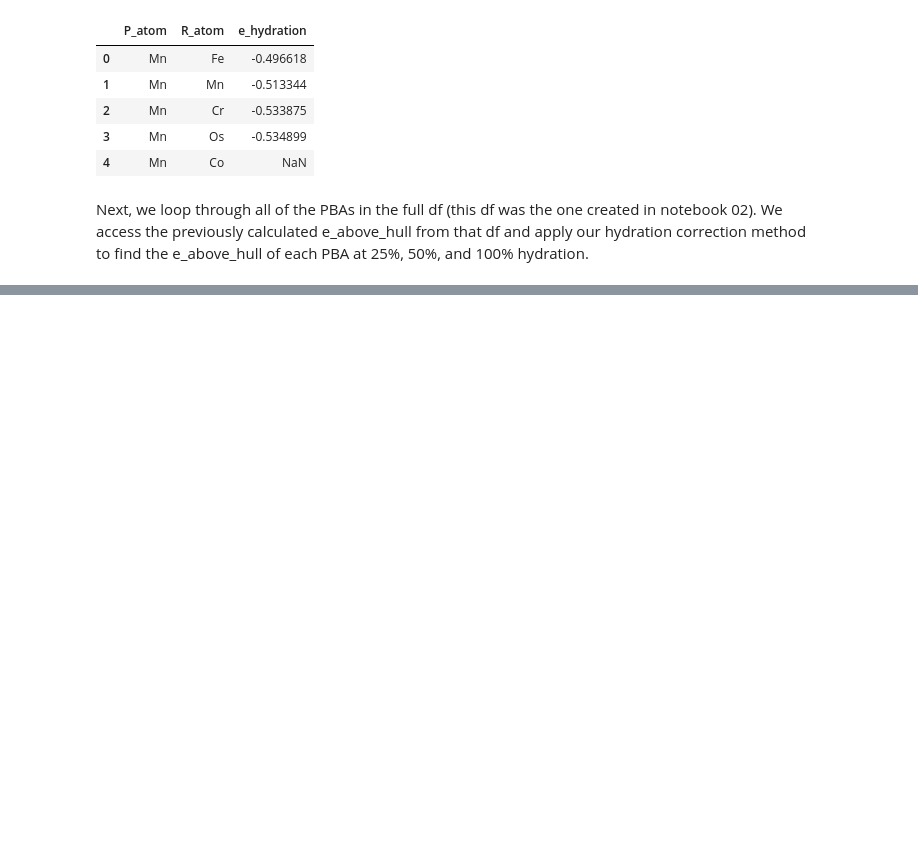
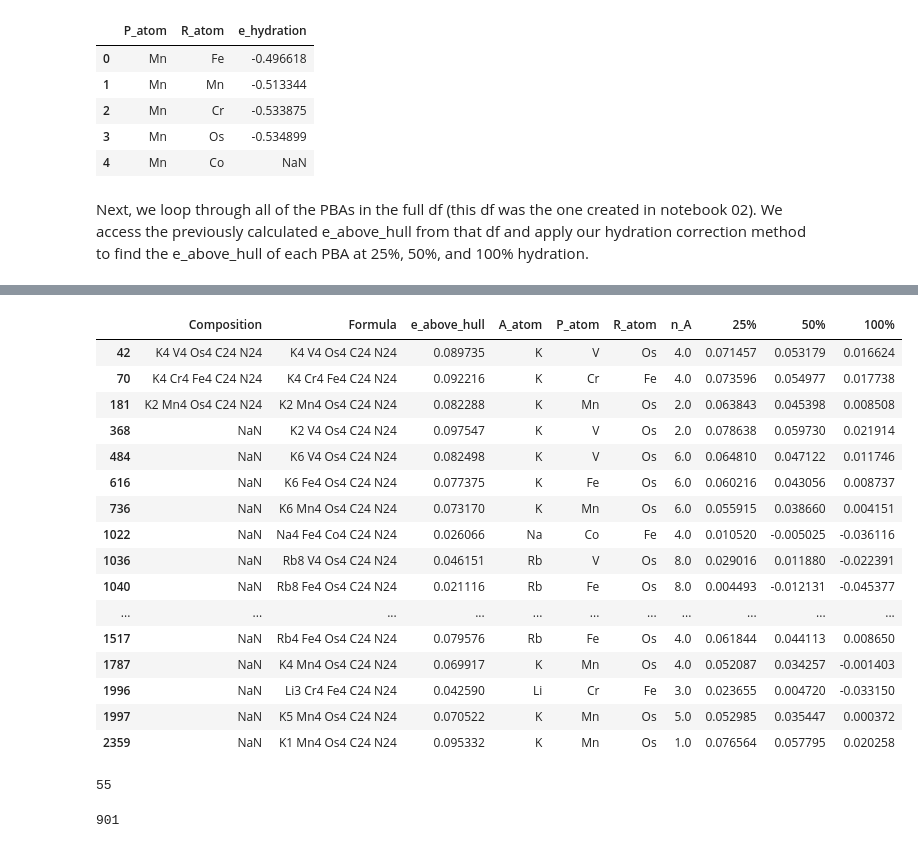
Before and after one commit to ewoodbury/my_pba_analysis, a Jupyter notebook: 04 - Hydration Analysis.ipynb, the cells around one changed output, grey strips where cells are left out. Saved outputs shown, nothing was run; the diff lists cells and outputs as text; code cells hidden in the pictures; blank space fills up the shorter version.

```diff
--- a/04 - Hydration Analysis.ipynb
+++ b/04 - Hydration Analysis.ipynb
@@ -444,0 +537,28 @@ for i in range(len(pba_e_hull_df)):
+# %%
+pba_e_hull_df[pba_e_hull_df['100%'] < 0.025]
+# %% [output]
+|  | Composition | Formula | e_above_hull | A_atom | P_atom | R_atom | n_A | 25% | 50% | 100% |
+| 42 | K4 V4 Os4 C24 N24 | K4 V4 Os4 C24 N24 | 0.089735 | K | V | Os | 4.0 | 0.071457 | 0.053179 | 0.016624 |
+| 70 | K4 Cr4 Fe4 C24 N24 | K4 Cr4 Fe4 C24 N24 | 0.092216 | K | Cr | Fe | 4.0 | 0.073596 | 0.054977 | 0.017738 |
+| 181 | K2 Mn4 Os4 C24 N24 | K2 Mn4 Os4 C24 N24 | 0.082288 | K | Mn | Os | 2.0 | 0.063843 | 0.045398 | 0.008508 |
+| 368 | NaN | K2 V4 Os4 C24 N24 | 0.097547 | K | V | Os | 2.0 | 0.078638 | 0.059730 | 0.021914 |
+| 484 | NaN | K6 V4 Os4 C24 N24 | 0.082498 | K | V | Os | 6.0 | 0.064810 | 0.047122 | 0.011746 |
+| 616 | NaN | K6 Fe4 Os4 C24 N24 | 0.077375 | K | Fe | Os | 6.0 | 0.060216 | 0.043056 | 0.008737 |
+| 736 | NaN | K6 Mn4 Os4 C24 N24 | 0.073170 | K | Mn | Os | 6.0 | 0.055915 | 0.038660 | 0.004151 |
+| 1022 | NaN | Na4 Fe4 Co4 C24 N24 | 0.026066 | Na | Co | Fe | 4.0 | 0.010520 | -0.005025 | -0.036116 |
+| 1036 | NaN | Rb8 V4 Os4 C24 N24 | 0.046151 | Rb | V | Os | 8.0 | 0.029016 | 0.011880 | -0.022391 |
+| 1040 | NaN | Rb8 Fe4 Os4 C24 N24 | 0.021116 | Rb | Fe | Os | 8.0 | 0.004493 | -0.012131 | -0.045377 |
+| ... | ... | ... | ... | ... | ... | ... | ... | ... | ... | ... |
+| 1517 | NaN | Rb4 Fe4 Os4 C24 N24 | 0.079576 | Rb | Fe | Os | 4.0 | 0.061844 | 0.044113 | 0.008650 |
+| 1787 | NaN | K4 Mn4 Os4 C24 N24 | 0.069917 | K | Mn | Os | 4.0 | 0.052087 | 0.034257 | -0.001403 |
+| 1996 | NaN | Li3 Cr4 Fe4 C24 N24 | 0.042590 | Li | Cr | Fe | 3.0 | 0.023655 | 0.004720 | -0.033150 |
+| 1997 | NaN | K5 Mn4 Os4 C24 N24 | 0.070522 | K | Mn | Os | 5.0 | 0.052985 | 0.035447 | 0.000372 |
+| 2359 | NaN | K1 Mn4 Os4 C24 N24 | 0.095332 | K | Mn | Os | 1.0 | 0.076564 | 0.057795 | 0.020258 |
+# %%
+len(pba_e_hull_df[pba_e_hull_df['100%'] < 0.025])
+# %% [output]
+55
+# %%
+len(pba_e_hull_df)
+# %% [output]
+901
```
Also changed, not shown: parts of 23 cells of this notebook.
